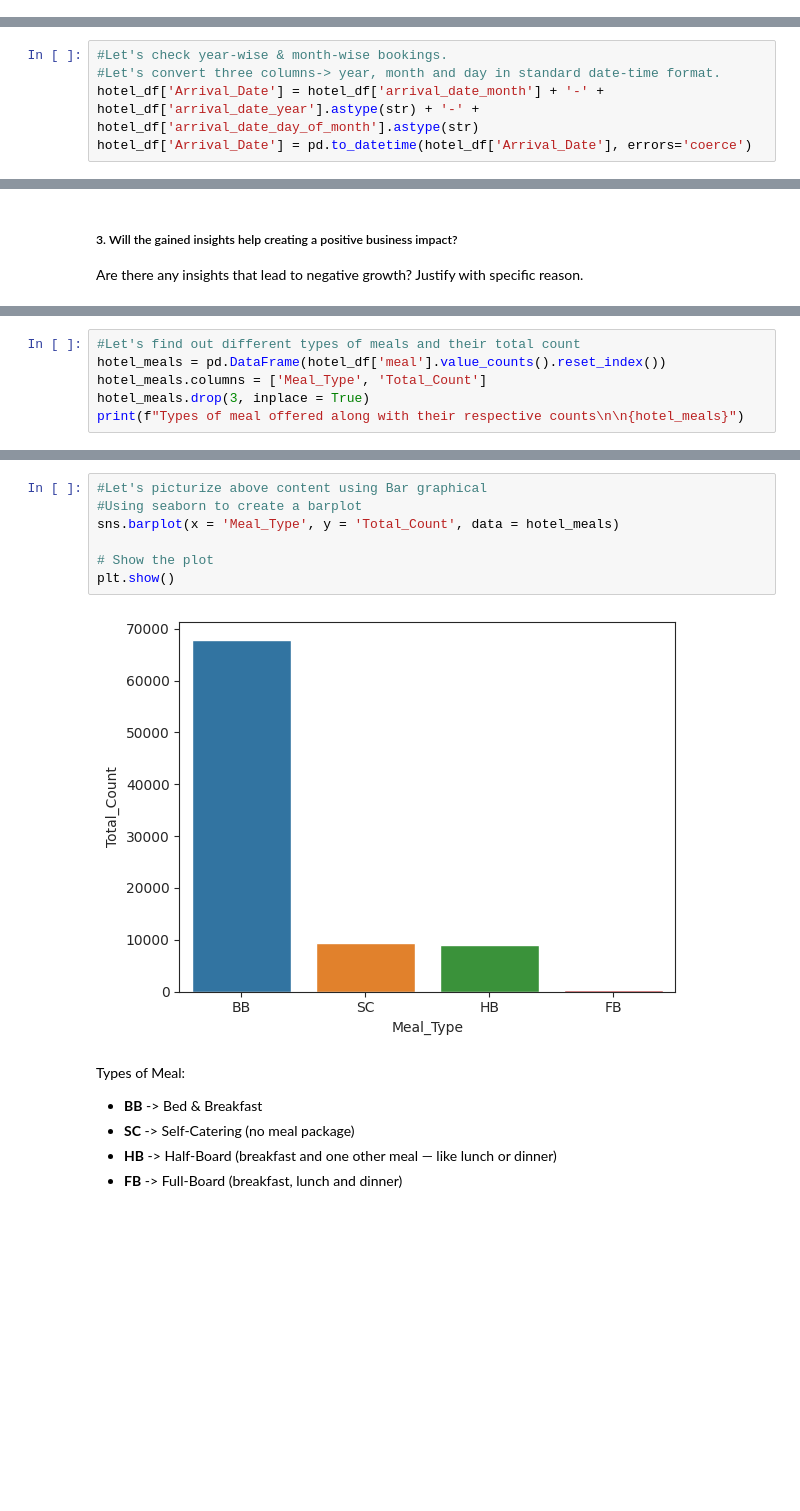
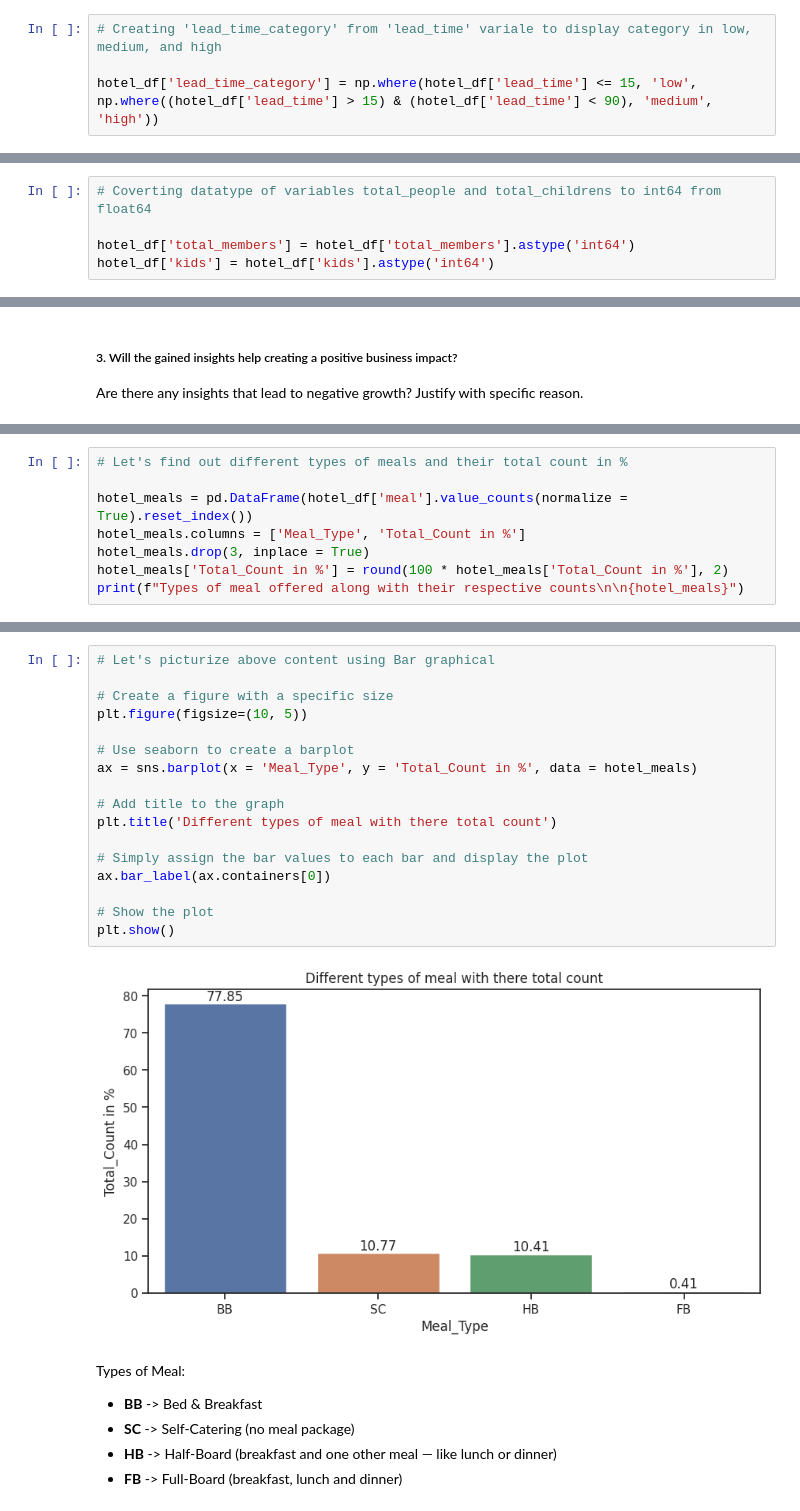
Before and after one commit to gautamdhanrajnemmaniwar/Hotel_Booking_Analysis_EDA, a Jupyter notebook: Hotel_Booking_Analysis_(EDA).ipynb, the cells around one changed output, grey strips where cells are left out. Drawn from its saved outputs; the diff is of its cells as text; blank space fills up the shorter version.

```diff
--- a/Hotel_Booking_Analysis_(EDA).ipynb
+++ b/Hotel_Booking_Analysis_(EDA).ipynb
@@ -513 +577,5 @@ hotel_df['total_members'] = hotel_df.kids + hotel_df.adults
+# %%
+# Creating 'lead_time_category' from 'lead_time' variale to display category in low, medium, and high
+
+hotel_df['lead_time_category'] = np.where(hotel_df['lead_time'] <= 15, 'low', np.where((hotel_df['lead_time'] > 15) & (hotel_df['lead_time'] < 90), 'medium', 'high'))
 # %%
@@ -518,0 +599,5 @@ hotel_df['arrival_date'] = pd.to_datetime(hotel_df['arrival_date'], errors = 'co
+# %%
+# Coverting datatype of variables total_people and total_childrens to int64 from float64
+
+hotel_df['total_members'] = hotel_df['total_members'].astype('int64')
+hotel_df['kids'] = hotel_df['kids'].astype('int64')
@@ -818,6 +982 @@ Certainly, because traditionally, hotel reservation was not an easy task for the
-# %%
-#Let's check year-wise & month-wise bookings.
-#Let's convert three columns-> year, month and day in standard date-time format.
-hotel_df['Arrival_Date'] = hotel_df['arrival_date_month'] + '-' + hotel_df['arrival_date_year'].astype(str) + '-' + hotel_df['arrival_date_day_of_month'].astype(str)
-hotel_df['Arrival_Date'] = pd.to_datetime(hotel_df['Arrival_Date'], errors='coerce')
 # %%
@@ -912,8 +1100,10 @@ Let's dive into details to check how proper use of data can create positive busi
 # %%
-#Let's find out different types of meals and their total count
-hotel_meals = pd.DataFrame(hotel_df['meal'].value_counts().reset_index())
-hotel_meals.columns = ['Meal_Type', 'Total_Count']
+# Let's find out different types of meals and their total count in %
+
+hotel_meals = pd.DataFrame(hotel_df['meal'].value_counts(normalize = True).reset_index())
+hotel_meals.columns = ['Meal_Type', 'Total_Count in %']
 hotel_meals.drop(3, inplace = True)
+hotel_meals['Total_Count in %'] = round(100 * hotel_meals['Total_Count in %'], 2)
 print(f"Types of meal offered along with their respective counts\n\n{hotel_meals}")
 # %% [output]
 Types of meal offered along with their respective counts
@@ -926,12 +1116,22 @@ Types of meal offered along with their respective counts
 # %%
-#Let's picturize above content using Bar graphical
-#Using seaborn to create a barplot
-sns.barplot(x = 'Meal_Type', y = 'Total_Count', data = hotel_meals)
+# Let's picturize above content using Bar graphical
+
+# Create a figure with a specific size
+plt.figure(figsize=(10, 5))
+
+# Use seaborn to create a barplot
+ax = sns.barplot(x = 'Meal_Type', y = 'Total_Count in %', data = hotel_meals)
+
+# Add title to the graph
+plt.title('Different types of meal with there total count')
+
+# Simply assign the bar values to each bar and display the plot
+ax.bar_label(ax.containers[0])
 
 # Show the plot
 plt.show()
 # %% [output]
-[figure, old version]
+[figure, new version]
 # %% [markdown]
 Types of Meal:
 * **BB** -> Bed & Breakfast
```
Also changed, not shown: parts of 94 cells of this notebook.
